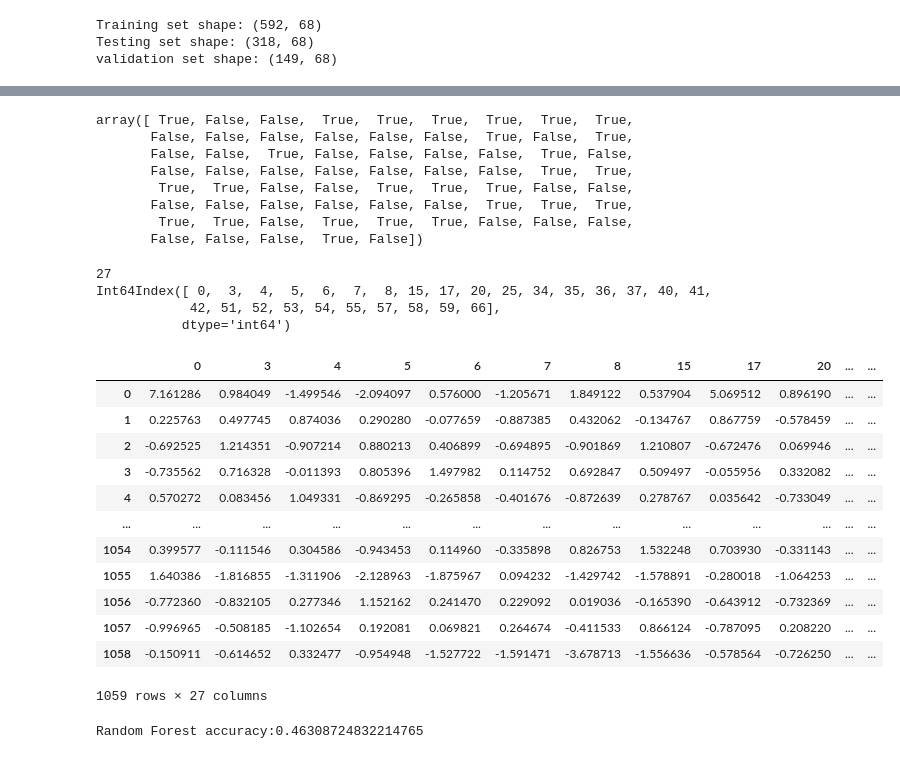
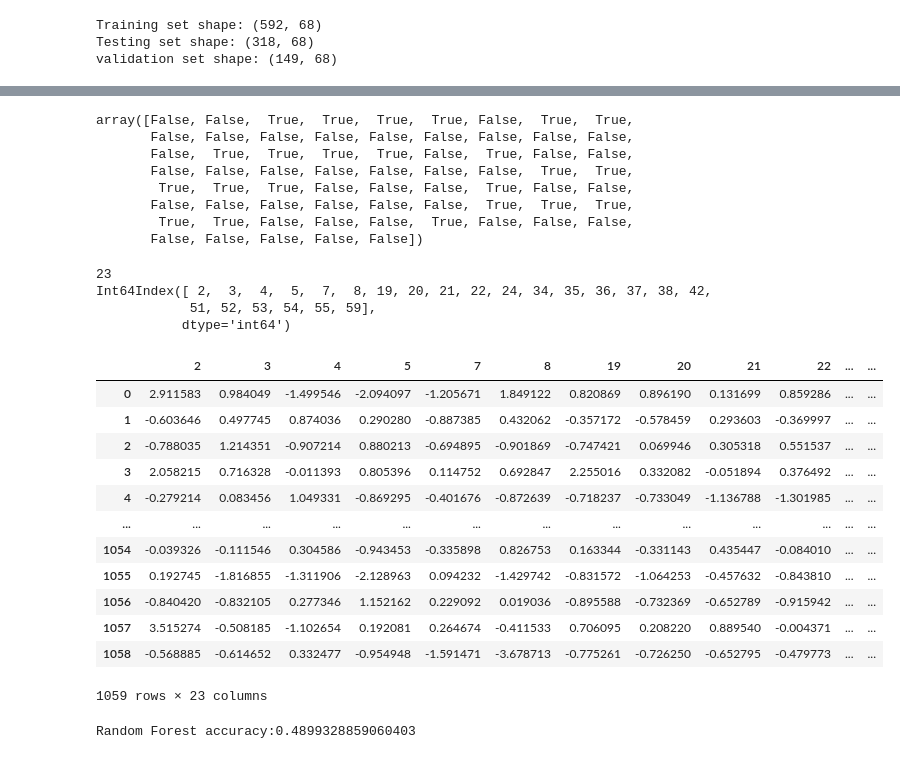
Before and after one commit to rabaahar/Final_Project, a Jupyter notebook: FinalProj.ipynb, the cells around one changed output, grey strips where cells are left out. Cells and saved outputs as stored; diff of their text form; code cells hidden in the pictures.

```diff
--- a/FinalProj.ipynb
+++ b/FinalProj.ipynb
@@ -165,48 +196,48 @@ Random Forest accuracy:0.4276729559748428
 # %%
-from sklearn.feature_selection import SelectFromModel
-sel = SelectFromModel(RandomForestClassifier(n_estimators = 10))
+sel = SelectFromModel(RandomForestClassifier(n_estimators = 1000))
 sel.fit(X_train, y_train)
 # To see which features are important we can use get_support method on the fitted model.
 Important_features = sel.get_support()
 Important_features
 # %% [output]
-array([ True, False, False,  True,  True,  True,  True,  True,  True,
-       False, False, False, False, False, False,  True, False,  True,
-       False, False,  True, False, False, False, False,  True, False,
+array([False, False,  True,  True,  True,  True, False,  True,  True,
+       False, False, False, False, False, False, False, False, False,
+       False,  True,  True,  True,  True, False,  True, False, False,
        False, False, False, False, False, False, False,  True,  True,
-        True,  True, False, False,  True,  True,  True, False, False,
+        True,  True,  True, False, False, False,  True, False, False,
        False, False, False, False, False, False,  True,  True,  True,
-        True,  True, False,  True,  True,  True, False, False, False,
-       False, False, False,  True, False])
+        True,  True, False, False, False,  True, False, False, False,
+       False, False, False, False, False])
 # %%
 selected_feat= X_train.columns[(sel.get_support())]
 print(len(selected_feat))
 print(selected_feat)
 
 New_df = df.iloc[:,selected_feat] # data frame with only the selected features
+New_df.to_csv("relevant_features.csv")
 New_df
 # %% [output]
-27
-Int64Index([ 0,  3,  4,  5,  6,  7,  8, 15, 17, 20, 25, 34, 35, 36, 37, 40, 41,
-            42, 51, 52, 53, 54, 55, 57, 58, 59, 66],
+23
+Int64Index([ 2,  3,  4,  5,  7,  8, 19, 20, 21, 22, 24, 34, 35, 36, 37, 38, 42,
+            51, 52, 53, 54, 55, 59],
            dtype='int64')
-|  | 0 | 3 | 4 | 5 | 6 | 7 | 8 | 15 | 17 | 20 | ... | ... |
-| 0 | 7.161286 | 0.984049 | -1.499546 | -2.094097 | 0.576000 | -1.205671 | 1.849122 | 0.537904 | 5.069512 | 0.896190 | ... | ... |
-| 1 | 0.225763 | 0.497745 | 0.874036 | 0.290280 | -0.077659 | -0.887385 | 0.432062 | -0.134767 | 0.867759 | -0.578459 | ... | ... |
-| 2 | -0.692525 | 1.214351 | -0.907214 | 0.880213 | 0.406899 | -0.694895 | -0.901869 | 1.210807 | -0.672476 | 0.069946 | ... | ... |
-| 3 | -0.735562 | 0.716328 | -0.011393 | 0.805396 | 1.497982 | 0.114752 | 0.692847 | 0.509497 | -0.055956 | 0.332082 | ... | ... |
-| 4 | 0.570272 | 0.083456 | 1.049331 | -0.869295 | -0.265858 | -0.401676 | -0.872639 | 0.278767 | 0.035642 | -0.733049 | ... | ... |
+|  | 2 | 3 | 4 | 5 | 7 | 8 | 19 | 20 | 21 | 22 | ... | ... |
+| 0 | 2.911583 | 0.984049 | -1.499546 | -2.094097 | -1.205671 | 1.849122 | 0.820869 | 0.896190 | 0.131699 | 0.859286 | ... | ... |
+| 1 | -0.603646 | 0.497745 | 0.874036 | 0.290280 | -0.887385 | 0.432062 | -0.357172 | -0.578459 | 0.293603 | -0.369997 | ... | ... |
+| 2 | -0.788035 | 1.214351 | -0.907214 | 0.880213 | -0.694895 | -0.901869 | -0.747421 | 0.069946 | 0.305318 | 0.551537 | ... | ... |
+| 3 | 2.058215 | 0.716328 | -0.011393 | 0.805396 | 0.114752 | 0.692847 | 2.255016 | 0.332082 | -0.051894 | 0.376492 | ... | ... |
+| 4 | -0.279214 | 0.083456 | 1.049331 | -0.869295 | -0.401676 | -0.872639 | -0.718237 | -0.733049 | -1.136788 | -1.301985 | ... | ... |
 | ... | ... | ... | ... | ... | ... | ... | ... | ... | ... | ... | ... | ... |
-| 1054 | 0.399577 | -0.111546 | 0.304586 | -0.943453 | 0.114960 | -0.335898 | 0.826753 | 1.532248 | 0.703930 | -0.331143 | ... | ... |
-| 1055 | 1.640386 | -1.816855 | -1.311906 | -2.128963 | -1.875967 | 0.094232 | -1.429742 | -1.578891 | -0.280018 | -1.064253 | ... | ... |
-| 1056 | -0.772360 | -0.832105 | 0.277346 | 1.152162 | 0.241470 | 0.229092 | 0.019036 | -0.165390 | -0.643912 | -0.732369 | ... | ... |
-| 1057 | -0.996965 | -0.508185 | -1.102654 | 0.192081 | 0.069821 | 0.264674 | -0.411533 | 0.866124 | -0.787095 | 0.208220 | ... | ... |
-| 1058 | -0.150911 | -0.614652 | 0.332477 | -0.954948 | -1.527722 | -1.591471 | -3.678713 | -1.556636 | -0.578564 | -0.726250 | ... | ... |
+| 1054 | -0.039326 | -0.111546 | 0.304586 | -0.943453 | -0.335898 | 0.826753 | 0.163344 | -0.331143 | 0.435447 | -0.084010 | ... | ... |
+| 1055 | 0.192745 | -1.816855 | -1.311906 | -2.128963 | 0.094232 | -1.429742 | -0.831572 | -1.064253 | -0.457632 | -0.843810 | ... | ... |
+| 1056 | -0.840420 | -0.832105 | 0.277346 | 1.152162 | 0.229092 | 0.019036 | -0.895588 | -0.732369 | -0.652789 | -0.915942 | ... | ... |
+| 1057 | 3.515274 | -0.508185 | -1.102654 | 0.192081 | 0.264674 | -0.411533 | 0.706095 | 0.208220 | 0.889540 | -0.004371 | ... | ... |
+| 1058 | -0.568885 | -0.614652 | 0.332477 | -0.954948 | -1.591471 | -3.678713 | -0.775261 | -0.726250 | -0.652795 | -0.479773 | ... | ... |
-1059 rows × 27 columns
+1059 rows × 23 columns
 # %%
 # validate the model
-Nrf = RandomForestClassifier(n_estimators=100).fit(X_train, y_train)
+Nrf = RandomForestClassifier(n_estimators=1000).fit(X_train, y_train)
 Nrf_pred = Nrf.predict(X_val)
 print(f"Random Forest accuracy:{metrics.accuracy_score(y_val,Nrf_pred)}")
 # %% [output]
-Random Forest accuracy:0.46308724832214765
+Random Forest accuracy:0.4899328859060403
```
Also changed, not shown: parts of 8 cells of this notebook, 2 other files.
